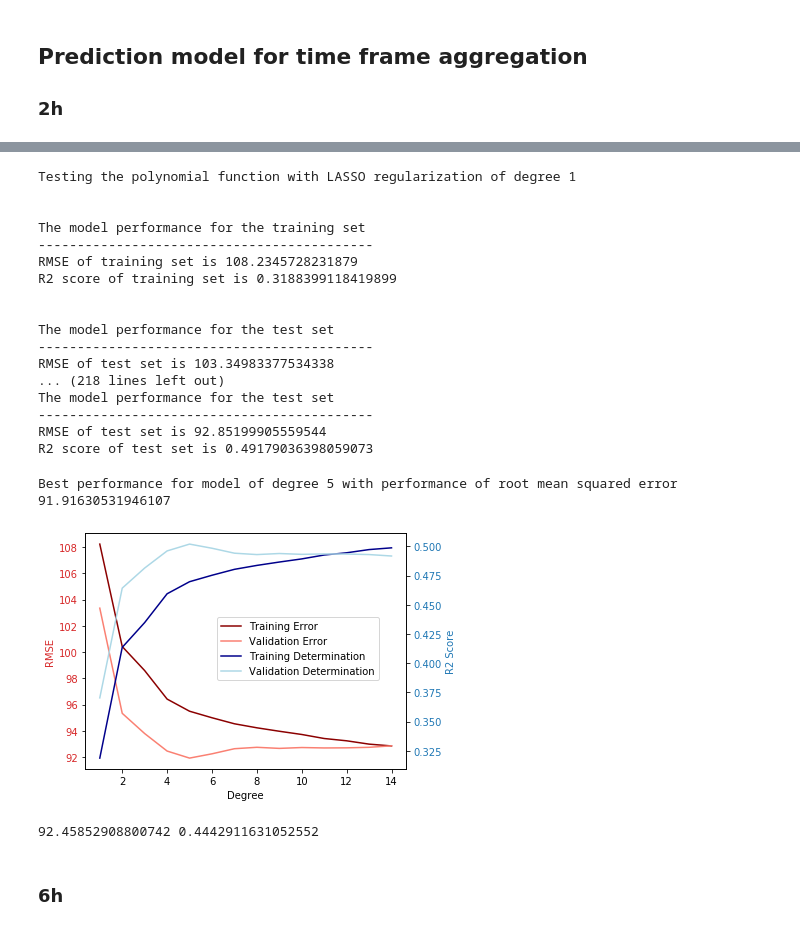
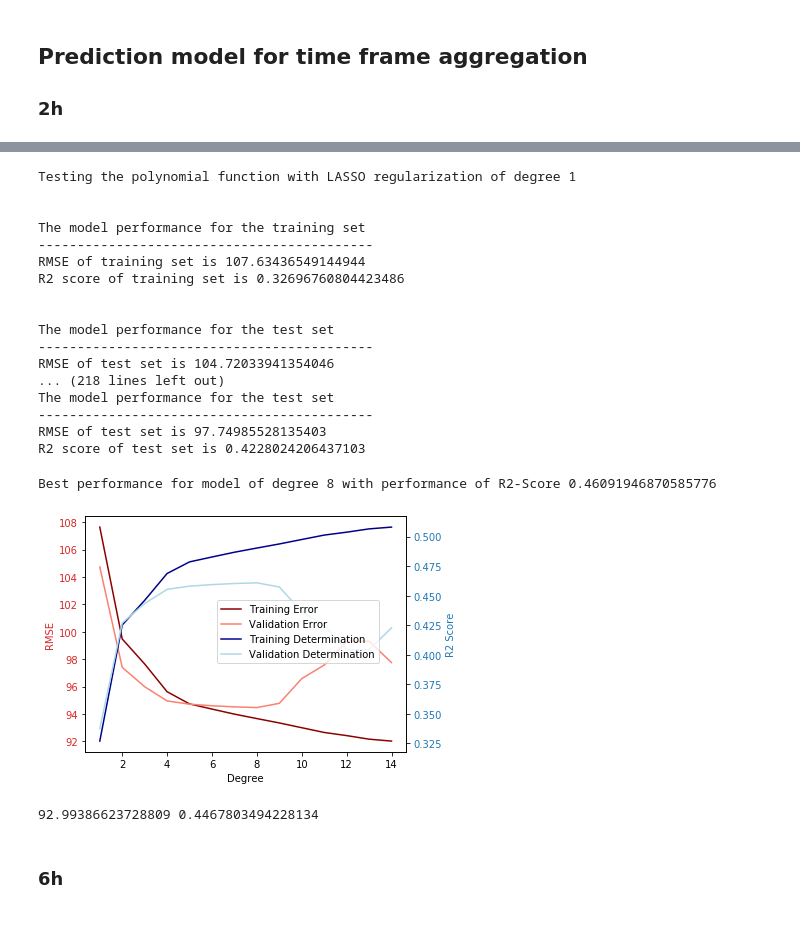
Before and after one commit to AA-Black-Mamba/Workspace, a Jupyter notebook: RegressivePrediction.ipynb, the cells around one changed output, grey strips where cells are left out. Saved outputs shown, nothing was run; the diff lists cells and outputs as text; code cells hidden in the pictures.

```diff
--- a/RegressivePrediction.ipynb
+++ b/RegressivePrediction.ipynb
@@ -210,7 +212,7 @@ degr = [1,2,3,4,5]
 rmse_train_lst = []
 rmse_test_lst = []
 r2_train_lst = []
-r2_test_lst = []
+r2_val_lst = []
 model_lst = []
 
 for d in degr:
@@ -218,7 +220,7 @@ for d in degr:
     rmse_train_lst.append(rmsetrain)
     rmse_test_lst.append(rmsetest)
     r2_train_lst.append(r2train)
-    r2_test_lst.append(r2test)
+    r2_val_lst.append(r2test)
     model_lst.append(model)
 # %% [output]
 Testing the polynomial function of degree 1
@@ -354,14 +356,2 @@ Best performance for model of degree 9 with performance of root mean squared err
 [figure]
 53.91489208110151 0.38826327031258245
-# %%
-#minmax scaler
-#https://scikit-learn.org/stable/modules/generated/sklearn.preprocessing.MinMaxScaler.html
-#https://www.geeksforgeeks.org/data-normalization-in-data-mining/
-
-normalized_df = df_fulldata
-from sklearn.preprocessing import MinMaxScaler
-scaler = MinMaxScaler()
-print(scaler.fit(normalized_df))
-MinMaxScaler()
-print(scaler.data_max_) #Die maximalwerte werden angezeigt
-print(scaler.transform(normalized_df))
@@ -427,23 +640,23 @@ Testing the polynomial function with LASSO regularization of degree 1
 
 The model performance for the training set
 -------------------------------------------
-RMSE of training set is 108.2345728231879
-R2 score of training set is 0.3188399118419899
+RMSE of training set is 107.63436549144944
+R2 score of training set is 0.32696760804423486
 
 
 The model performance for the test set
 -------------------------------------------
-RMSE of test set is 103.34983377534338
+RMSE of test set is 104.72033941354046
 ... (218 lines left out)
 The model performance for the test set
 -------------------------------------------
-RMSE of test set is 92.85199905559544
-R2 score of test set is 0.49179036398059073
+RMSE of test set is 97.74985528135403
+R2 score of test set is 0.4228024206437103
 # %%
-mpd = rmse_val_lst.index(min(rmse_val_lst))+1 #most performant degree
+mpd = r2_val_lst.index(max(r2_val_lst))+1 #most performant degree
 best_model = model_lst[(mpd-1)]
 
-print("Best performance for model of degree " + str(mpd) + " with performance of root mean squared error " + str(min(rmse_val_lst)))
+print("Best performance for model of degree " + str(mpd) + " with performance of R2-Score " + str(r2_val_lst[(mpd-1)]))
 
 #Performance of polynomial model
 df_ppm = pd.DataFrame(list(zip(degr, rmse_train_lst, rmse_val_lst, r2_train_lst, r2_val_lst)),
@@ -455,37 +668,37 @@ fig, ax1 = plt.subplots()
 color = 'tab:red'
 ax1.set_xlabel('Degree')
 ax1.set_ylabel('RMSE', color=color)
 ax1.plot(df_ppm['Degree'],df_ppm['Training Error'], color='darkred', label= 'Training Error')
 ax1.plot(df_ppm['Degree'],df_ppm['Validation Error'], color='salmon',label = 'Validation Error')
 ax1.tick_params(axis='y', labelcolor=color)
 
 ax2 = ax1.twinx()  # instantiate a second axes that shares the same x-axis
 
 color = 'tab:blue'
 ax2.set_ylabel('R2 Score', color=color)  # we already handled the x-label with ax1
 ax2.plot(df_ppm['Degree'], df_ppm['Training Determination'], color='darkblue', label = 'Training Determination')
 ax2.plot(df_ppm['Degree'], df_ppm['Validation Determination'], color='lightblue', label = 'Validation Determination')
 ax2.tick_params(axis='y', labelcolor=color)
 
 fig.tight_layout()  # otherwise the right y-label is slightly clipped
-fig.legend(loc='center right', bbox_to_anchor=(0,0,0.8,1.1))
+fig.legend(loc='center right', bbox_to_anchor=(0,0,0.8,1.1)) #position legend so that graph & axes is visible
 plt.show()
 
 # evaluating on test
 x_test_array = np.array(x_test2)
 poly = PolynomialFeatures(degree = mpd, include_bias=False)
 poly_xtest = poly.fit_transform(x_test_array)
 
 best_prediction = best_model.predict(poly_xtest)
 rmse_test = np.sqrt(metrics.mean_squared_error(y_test2, best_prediction))
 r2_test = metrics.r2_score(y_test2, best_prediction)
 
 print(rmse_test, r2_test)
 #rmsetrain, rmsetest = polynomialregression(mpd, x_train, x_test, y_train, y_test)
 # %% [output]
-Best performance for model of degree 5 with performance of root mean squared error 91.91630531946107
+Best performance for model of degree 8 with performance of R2-Score 0.46091946870585776
-[figure, old version]
+[figure, new version]
-92.45852908800742 0.4442911631052552
+92.99386623728809 0.4467803494228134
 # %% [markdown]
 ### 6h
 # %%
```
Also changed, not shown: parts of 28 cells of this notebook.
